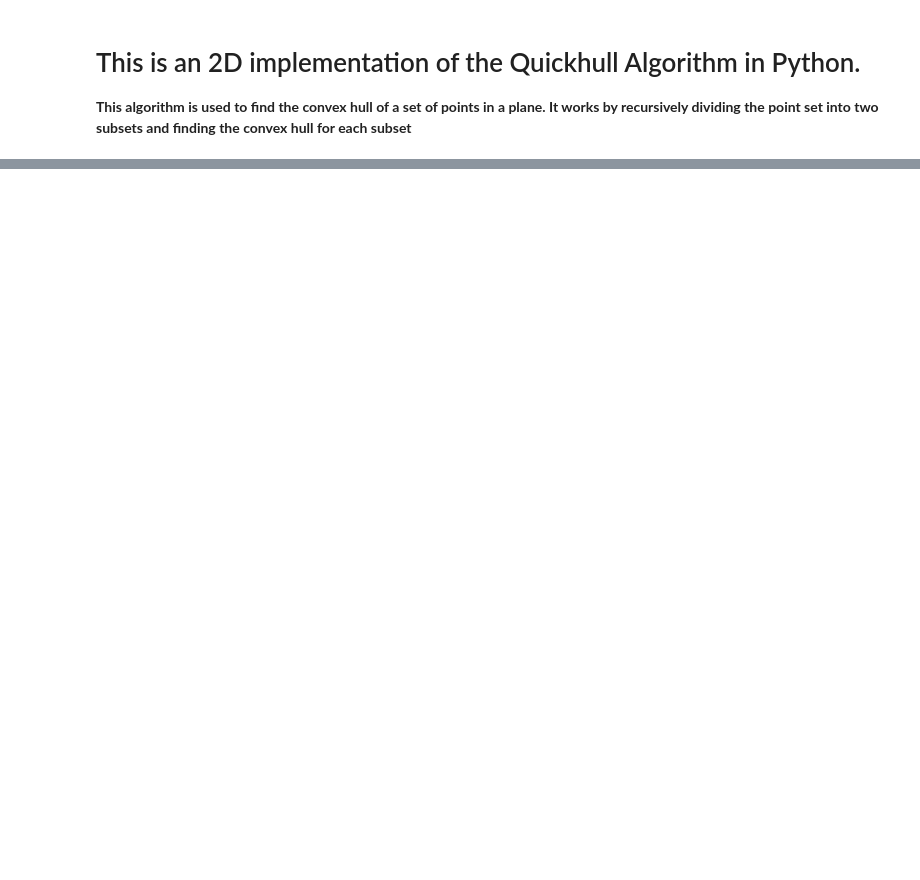
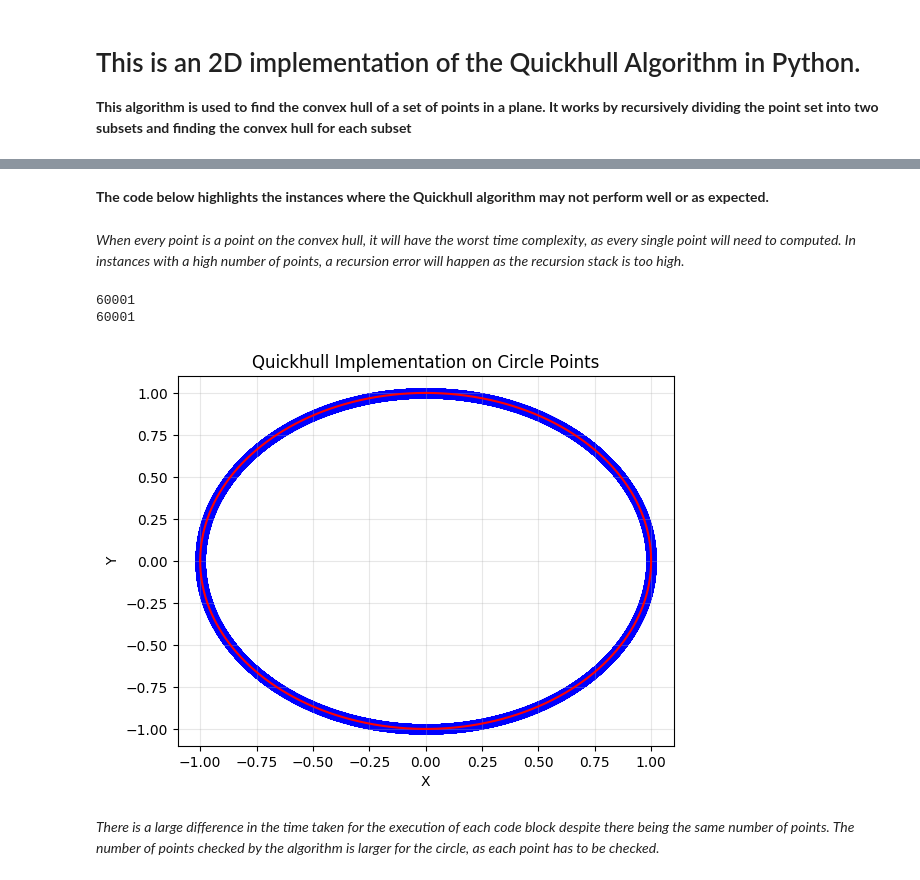
Before and after one commit to deltathecreatorr/Quickhull, a Jupyter notebook: quickhull.ipynb, the cells around one changed output, grey strips where cells are left out. Cells and saved outputs as stored; diff of their text form; code cells hidden in the pictures; blank space fills up the shorter version.

Commit message:
Added scenarios where the quickhull algorithm may not perform well.

```diff
--- a/quickhull.ipynb
+++ b/quickhull.ipynb
@@ -113,0 +115,29 @@ plt.show()
+# %% [markdown]
+**The code below highlights the instances where the Quickhull algorithm may not perform well or as expected.**
+# %% [markdown]
+*When every point is a point on the convex hull, it will have the worst time complexity, as every single point will need to computed. In instances with a high number of points, a recursion error will happen as the recursion stack is too high.*
+# %%
+n_points = 60000
+angles = np.linspace(0, 2 * np.pi, n_points)
+circle_points = [(np.cos(a), np.sin(a)) for a in angles]
+# %%
+convex_hull = quickhull(circle_points)
+convex_x = [p[0] for p in convex_hull]
+convex_y = [p[1] for p in convex_hull]
+convex_x.append(convex_x[0])
+convex_y.append(convex_y[0])
+print(len(convex_x))
+print(len(convex_y))
+plt.scatter([p[0] for p in circle_points], [p[1] for p in circle_points], alpha = 0.7, color = "blue")
+plt.plot(convex_x, convex_y, color = "red")
+plt.title("Quickhull Implementation on Circle Points")
+plt.xlabel("X")
+plt.ylabel("Y")
+plt.grid(True, alpha = 0.3)
+plt.show()
+# %% [output]
+60001
+60001
+[figure, added]
+# %% [markdown]
+*There is a large difference in the time taken for the execution of each code block despite there being the same number of points. The number of points checked by the algorithm is larger for the circle, as each point has to be checked.*
```
Also changed, not shown: parts of 13 cells of this notebook, 1 other file.
